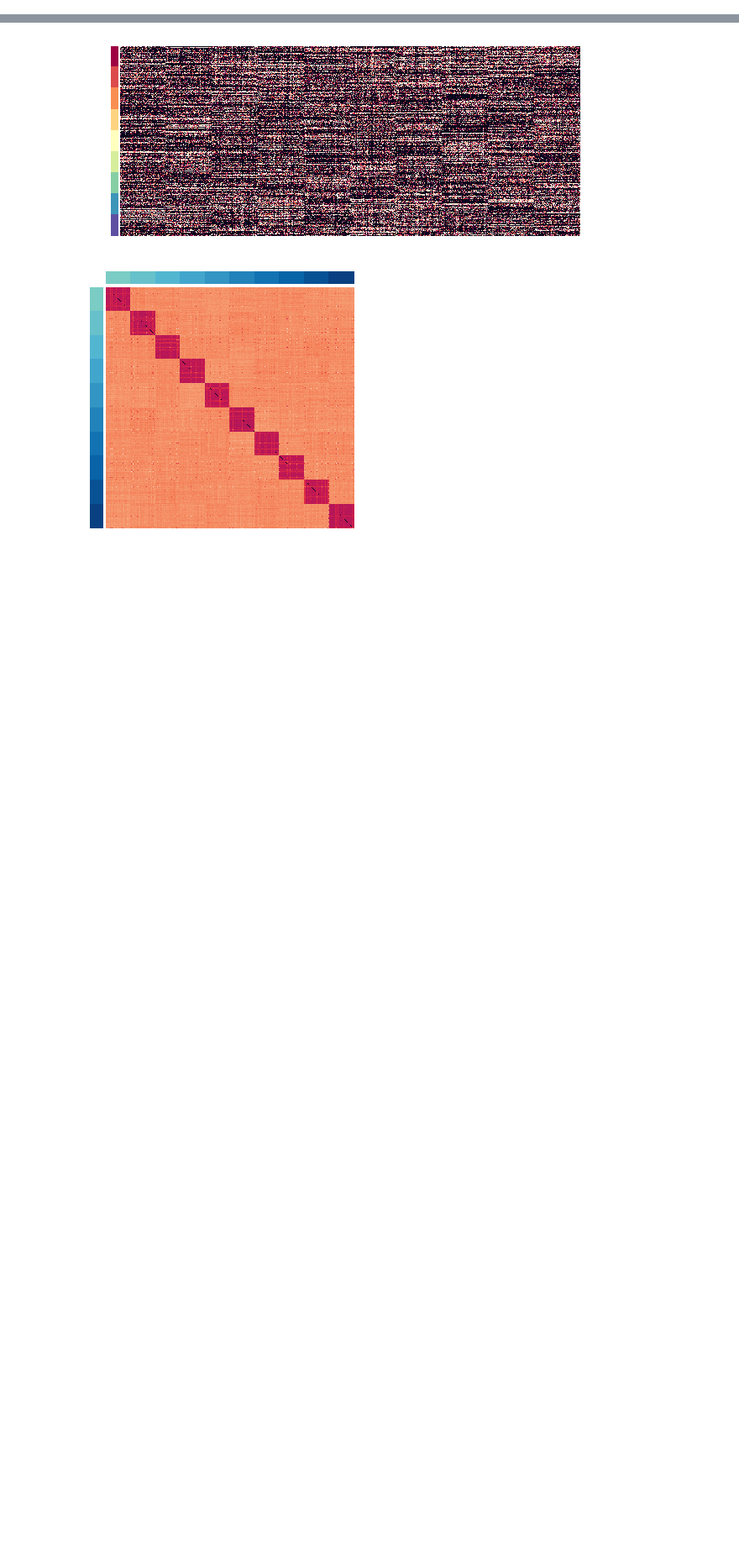
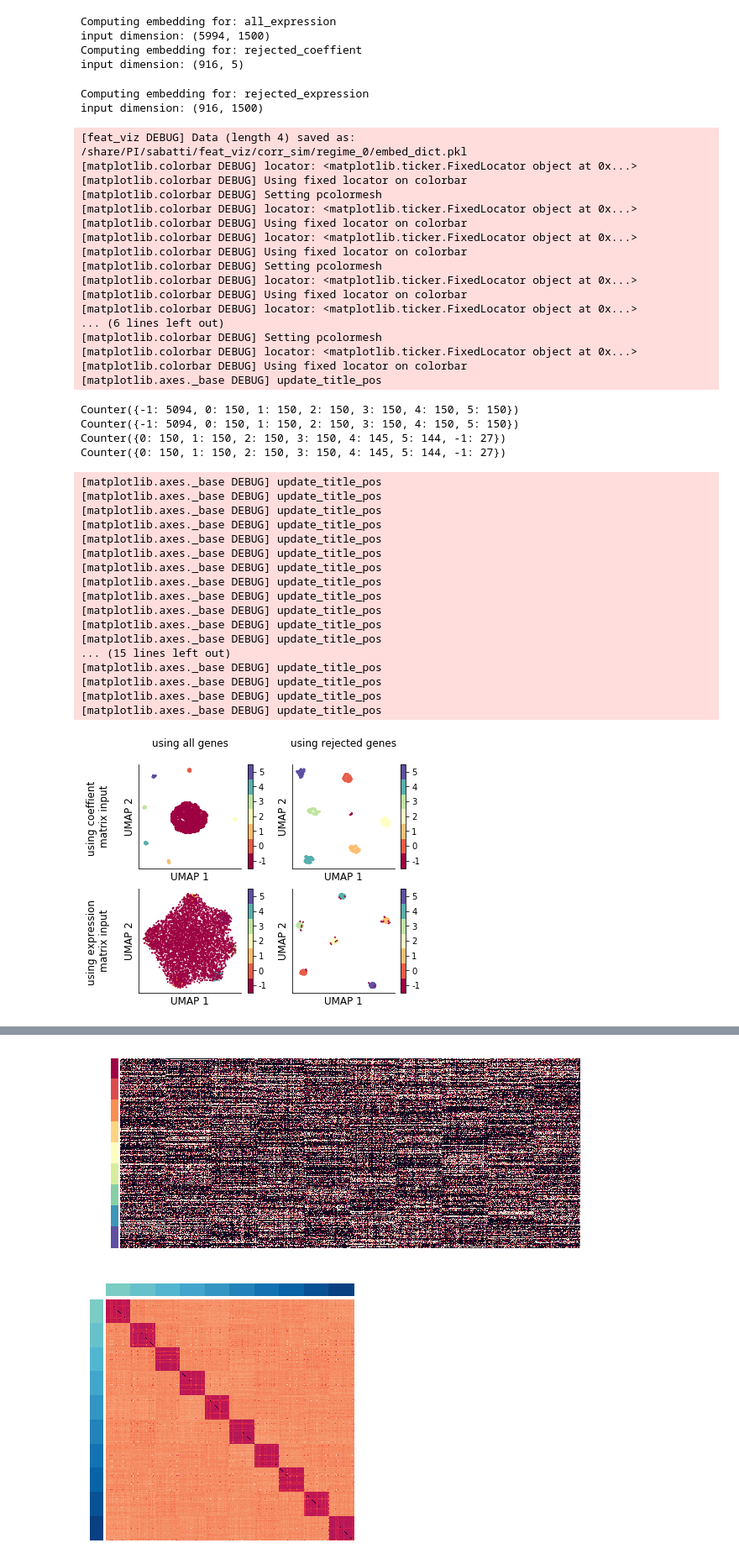
Before and after one commit to yashpatel5400/gliss, a Jupyter notebook: notebooks/setup_toy_feat_clust_corr.ipynb, the cells around one changed output, grey strips where cells are left out. Shown at 84% size. Saved outputs shown, nothing was run; the diff lists cells and outputs as text; code cells hidden in the pictures; blank space fills up the shorter version.

Commit message:
added corr analysis vs setup

```diff
--- a/notebooks/analysis_toy_feat_clust_cor_med.ipynb
+++ b/notebooks/setup_toy_feat_clust_corr.ipynb
@@ -22,0 +124,3 @@ from plot_utils import plot_ground_truth_heatmap, plot_col_color_heatmap
+# %%
+run_pipeline(0)
+# %% [output]
@@ -22,0 +146,45 @@ from plot_utils import plot_ground_truth_heatmap, plot_col_color_heatmap
+Computing embedding for: all_expression
+input dimension: (5994, 1500)
+Computing embedding for: rejected_coeffient
+input dimension: (916, 5)
+Computing embedding for: rejected_expression
+input dimension: (916, 1500)
+[feat_viz DEBUG] Data (length 4) saved as: /share/PI/sabatti/feat_viz/corr_sim/regime_0/embed_dict.pkl
+[matplotlib.colorbar DEBUG] locator: <matplotlib.ticker.FixedLocator object at 0x...>
+[matplotlib.colorbar DEBUG] Using fixed locator on colorbar
+[matplotlib.colorbar DEBUG] Setting pcolormesh
+[matplotlib.colorbar DEBUG] locator: <matplotlib.ticker.FixedLocator object at 0x...>
+[matplotlib.colorbar DEBUG] Using fixed locator on colorbar
+[matplotlib.colorbar DEBUG] locator: <matplotlib.ticker.FixedLocator object at 0x...>
+[matplotlib.colorbar DEBUG] Using fixed locator on colorbar
+[matplotlib.colorbar DEBUG] Setting pcolormesh
+[matplotlib.colorbar DEBUG] locator: <matplotlib.ticker.FixedLocator object at 0x...>
+[matplotlib.colorbar DEBUG] Using fixed locator on colorbar
+[matplotlib.colorbar DEBUG] locator: <matplotlib.ticker.FixedLocator object at 0x...>
+... (6 lines left out)
+[matplotlib.colorbar DEBUG] Setting pcolormesh
+[matplotlib.colorbar DEBUG] locator: <matplotlib.ticker.FixedLocator object at 0x...>
+[matplotlib.colorbar DEBUG] Using fixed locator on colorbar
+[matplotlib.axes._base DEBUG] update_title_pos
+Counter({-1: 5094, 0: 150, 1: 150, 2: 150, 3: 150, 4: 150, 5: 150})
+Counter({-1: 5094, 0: 150, 1: 150, 2: 150, 3: 150, 4: 150, 5: 150})
+Counter({0: 150, 1: 150, 2: 150, 3: 150, 4: 145, 5: 144, -1: 27})
+Counter({0: 150, 1: 150, 2: 150, 3: 150, 4: 145, 5: 144, -1: 27})
+[matplotlib.axes._base DEBUG] update_title_pos
+[matplotlib.axes._base DEBUG] update_title_pos
+[matplotlib.axes._base DEBUG] update_title_pos
+[matplotlib.axes._base DEBUG] update_title_pos
+[matplotlib.axes._base DEBUG] update_title_pos
+[matplotlib.axes._base DEBUG] update_title_pos
+[matplotlib.axes._base DEBUG] update_title_pos
+[matplotlib.axes._base DEBUG] update_title_pos
+[matplotlib.axes._base DEBUG] update_title_pos
+[matplotlib.axes._base DEBUG] update_title_pos
+[matplotlib.axes._base DEBUG] update_title_pos
+[matplotlib.axes._base DEBUG] update_title_pos
+... (15 lines left out)
+[matplotlib.axes._base DEBUG] update_title_pos
+[matplotlib.axes._base DEBUG] update_title_pos
+[matplotlib.axes._base DEBUG] update_title_pos
+[matplotlib.axes._base DEBUG] update_title_pos
+[figure, added]
```
Also changed, not shown: parts of 14 cells of this notebook, 3 other files.
